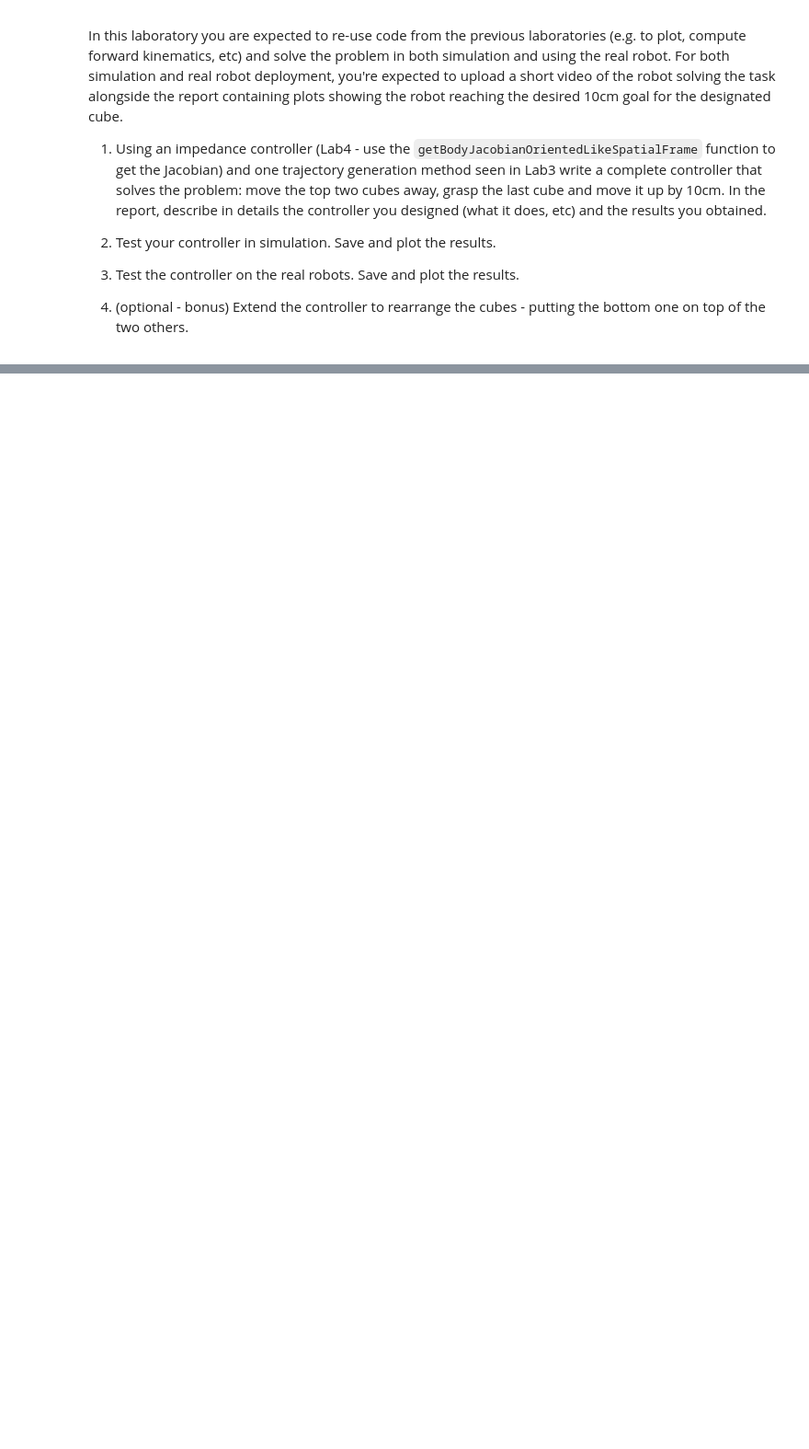
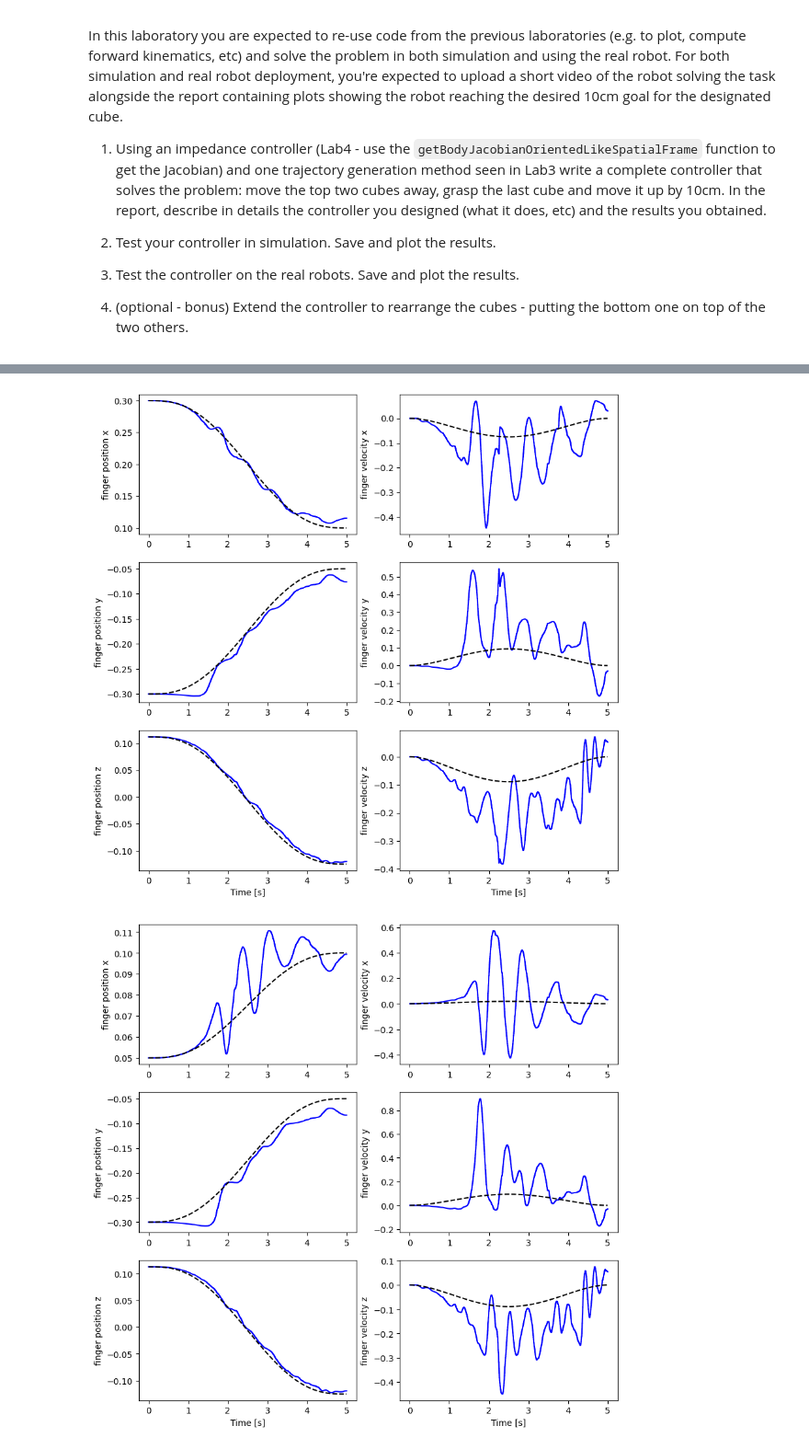
Before and after one commit to Electric-man/rob2004, a Jupyter notebook: Lab/Lab5/Manipulating_objects.ipynb, the cells around one changed output, grey strips where cells are left out. Shown at 92% size. Saved outputs shown, nothing was run; the diff lists cells and outputs as text; code cells hidden in the pictures; blank space fills up the shorter version.

```diff
--- a/Lab/Lab5/Manipulating_objects.ipynb
+++ b/Lab/Lab5/Manipulating_objects.ipynb
@@ -25,12 +25,13 @@ import numpy as np
 import matplotlib as mp
 import matplotlib.pyplot as plt
 from time import sleep, time
+import copy
 
 # this function returns the body Jacobian
 from robot_utils import getBodyJacobianOrientedLikeSpatialFrame
 
 # we import the robot class
-use_real_robot = True
+use_real_robot = False
 
 if use_real_robot:
     from NYUFinger.real import NYUDualFingerHardware as Robot
@@ -185,9 +182,9 @@ def forward_kinematics_2(q):
 # %%
 def compute_trajectory(position_init, position_goal, t_init, t_goal, t):
     T = t_goal - t_init
-    desired_position = position_init + ((3/T**2)*(t-t_init)**2 - (2/T**3)*(t-t_init)**3)*(position_goal - position_init)
-    desired_velocity = ((6/T**2)*(t-t_init)-(6/T**3)*(t-t_init)**2)*(position_goal-position_init)
-
+    t_diff = t - t_init
+    desired_position = position_init + (10*(t_diff/T)**3 - 15*(t_diff/T)**4+6*(t_diff/T)**5) * (position_goal-position_init)
+    desired_velocity = (30*(t_diff**2)/(T**3) - 60*(t_diff**3)/(T**4) + 30*(t_diff**4)/(T**5)) * (position_goal-position_init)
     # we return the answer
     return desired_position, desired_velocity
 # %%
@@ -308,29 +341,32 @@ NameError: name 't' is not defined
 # %%
 #robot 1 and robot 2
-def plot_joint_posvel(time0, th, th_des, dth, dth_des):
+def plot_joint_posvel(time, th, th_des, dth, dth_des):
     fig = plt.figure(figsize=(10,10))
 
     plt.subplot(3,2,1)
-    plt.plot(time0, th[:,0], 'b-', time0, th_des[:,0], '--k')
-    plt.ylabel(r'$\theta_0$')
+    plt.plot(time, th[:,0], 'b-', time, th_des[:,0], '--k')
+    plt.ylabel(r'finger position x')
     plt.subplot(3,2,3)
-    plt.plot(time0, th[:,1], 'b-', time0, th_des[:,1], '--k')
-    plt.ylabel(r'$\theta_1$')
+    plt.plot(time, th[:,1], 'b-', time, th_des[:,1], '--k')
+    plt.ylabel(r'finger position y')
     plt.subplot(3,2,5)
-    plt.plot(time0, th[:,2], 'b-', time0, th_des[:,2], '--k')
-    plt.ylabel(r'$\theta_2$')
+    plt.plot(time, th[:,2], 'b-', time, th_des[:,2], '--k')
+    plt.ylabel(r'finger position z')
     plt.xlabel('Time [s]')
 
     plt.subplot(3,2,2)
-    plt.plot(time0, dth[:,0], 'b-', time0, dth_des[:,0], '--k')
-    plt.ylabel(r'$\dot{\theta}_0$')
+    plt.plot(time, dth[:,0], 'b-', time, dth_des[:,0], '--k')
+    plt.ylabel(r'finger velocity x')
     plt.subplot(3,2,4)
-    plt.plot(time0, dth[:,1], 'b-', time0, dth_des[:,1], '--k')
-    plt.ylabel(r'$\dot{\theta}_1$')
+    plt.plot(time, dth[:,1], 'b-', time, dth_des[:,1], '--k')
+    plt.ylabel(r'finger velocity y')
     plt.subplot(3,2,6)
-    plt.plot(time0, dth[:,2], 'b-', time0, dth_des[:,2], '--k')
-    plt.ylabel(r'$\dot{\theta}_2$')
+    plt.plot(time, dth[:,2], 'b-', time, dth_des[:,2], '--k')
+    plt.ylabel(r'finger velocity z')
     plt.xlabel('Time [s]')
 
-plot_joint_posvel(time0, measured_positions_f1, desired_finger_position_f1, measured_velocities_f1)
-plot_joint_posvel(time0, measured_positions_f2, desired_finger_position_f2, measured_velocities_f2)
+plot_joint_posvel(time0, measured_finger_position_f1, desired_finger_position_f1, measured_finger_velocity_f1,desired_finger_velocity_f1)
+plot_joint_posvel(time0, measured_finger_position_f2, desired_finger_position_f2, measured_finger_velocity_f2, desired_finger_velocity_f2)
+# %% [output]
+[figure, added]
+[figure, added]
```
Also changed, not shown: parts of 7 cells of this notebook, 3 other files.
